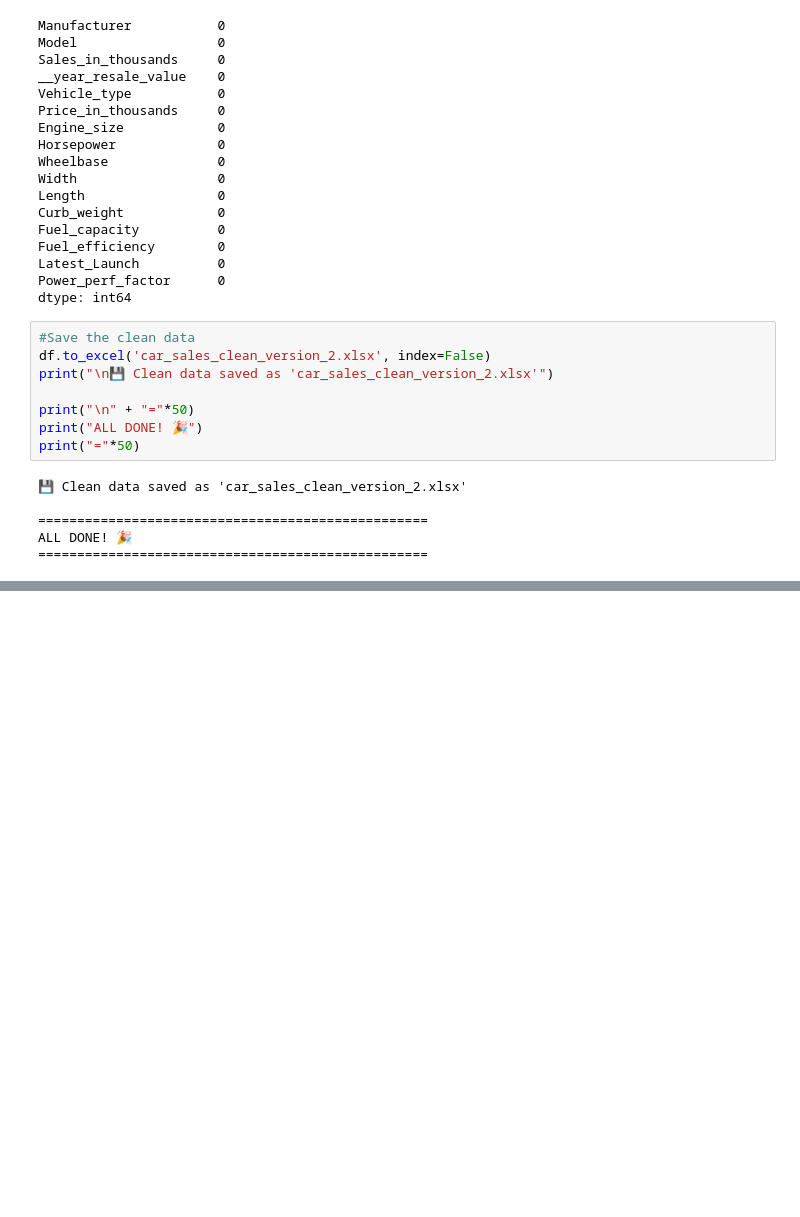
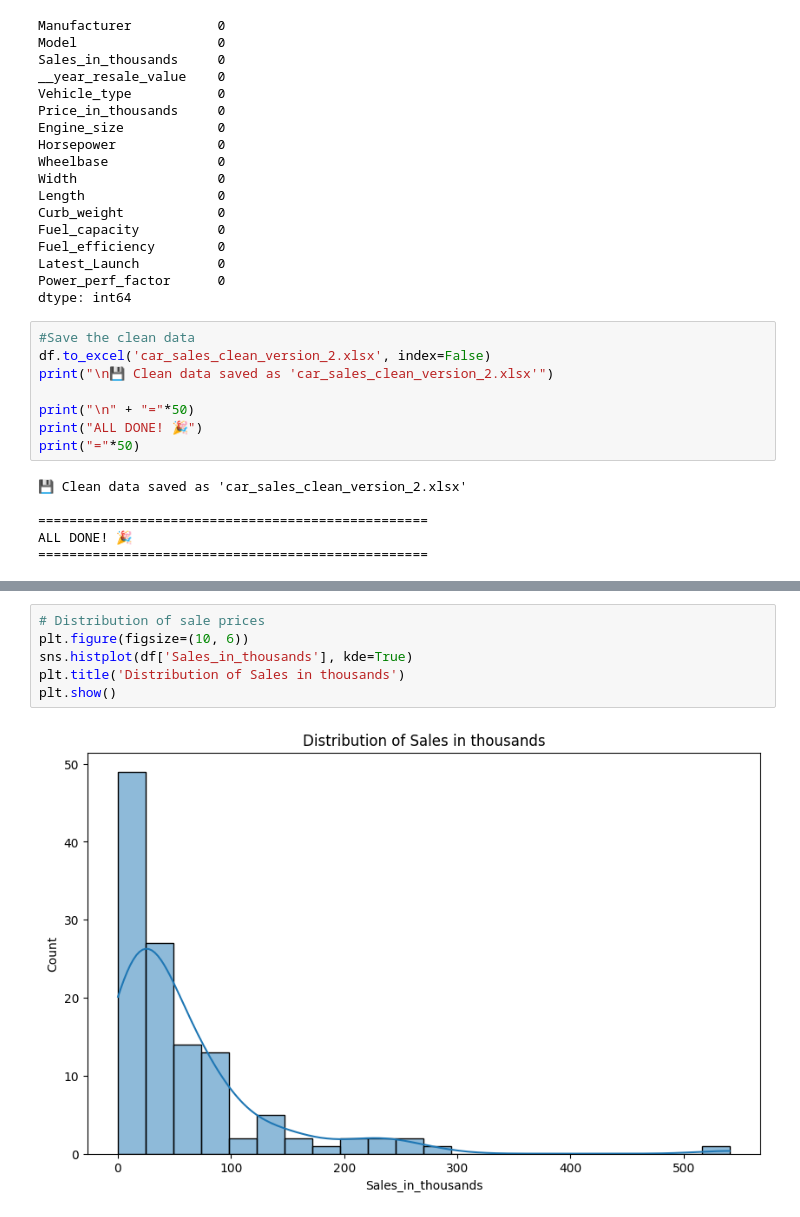
Before and after one commit to RanjaniMK/Car-Sales-Data-Analysis, a Jupyter notebook: Sales Distribution Analysis.ipynb, the cells around one changed output, grey strips where cells are left out. Cells and saved outputs as stored; diff of their text form; blank space fills up the shorter version.

```diff
--- a/Sales Distribution Analysis.ipynb
+++ b/Sales Distribution Analysis.ipynb
@@ -425,0 +500,8 @@ ALL DONE! 🎉
+# %%
+# Distribution of sale prices
+plt.figure(figsize=(10, 6))
+sns.histplot(df['Sales_in_thousands'], kde=True)
+plt.title('Distribution of Sales in thousands')
+plt.show()
+# %% [output]
+[figure, added]
```
Also changed, not shown: parts of 7 cells of this notebook.
